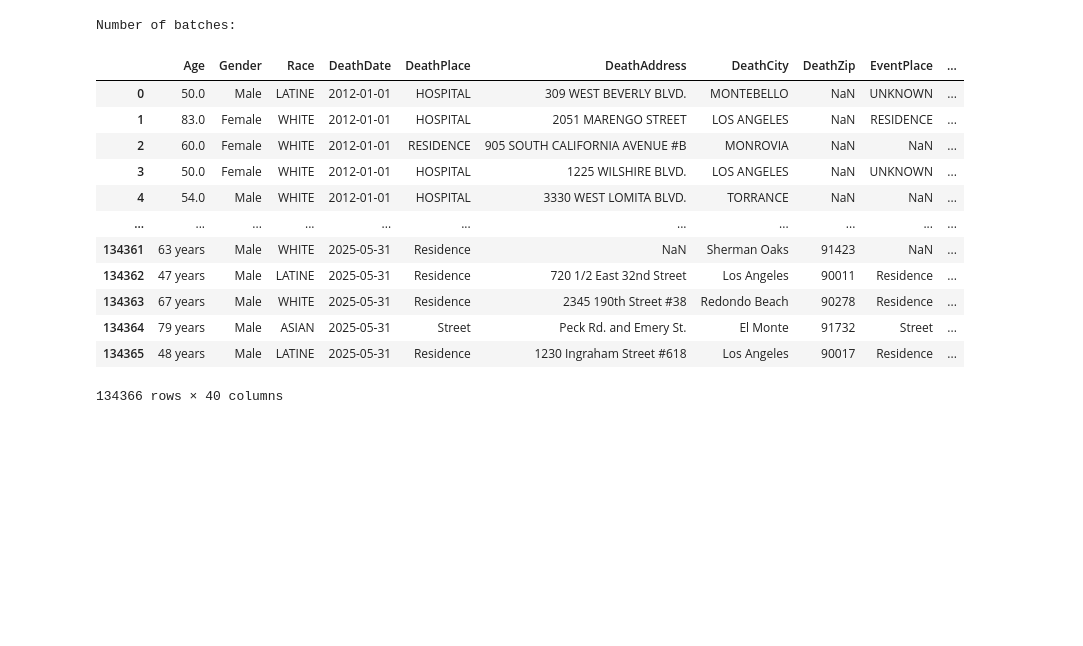
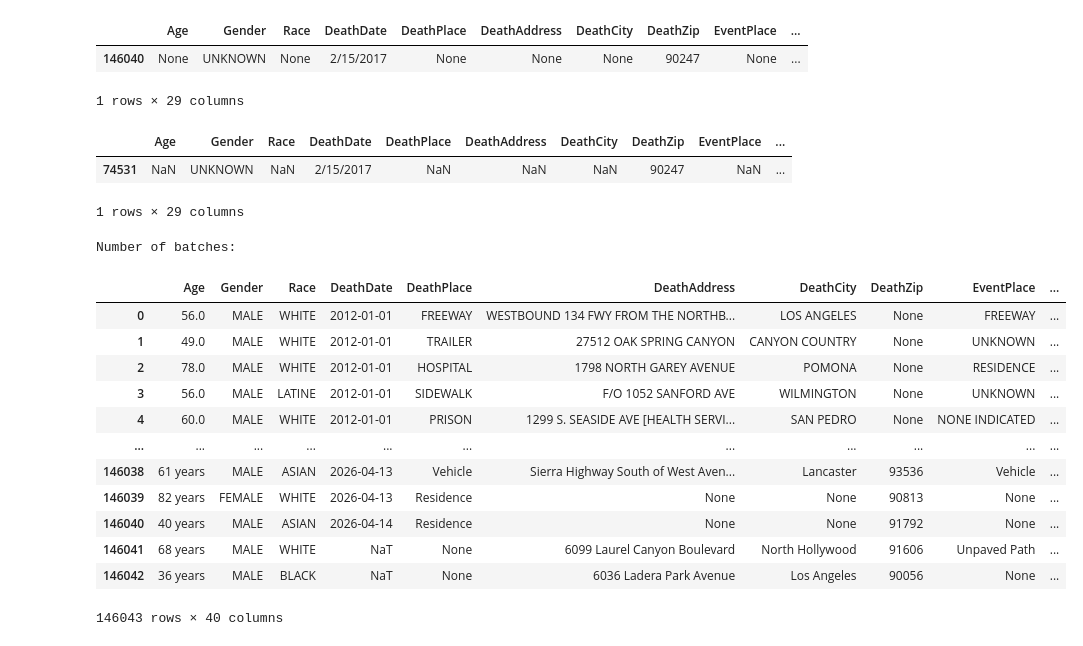
Before and after one commit to elemets/rosla-pipeline, a Jupyter notebook: pipeline/all_deaths_collation.ipynb, the cells around one changed output. Cells and saved outputs as stored; diff of their text form; code cells hidden in the pictures; blank space fills up the shorter version.

Commit message:
Updating with cleaner classification including all cols

```diff
--- a/pipeline/all_deaths_collation.ipynb
+++ b/pipeline/all_deaths_collation.ipynb
@@ -97,0 +188,2 @@ Name: LastName, dtype: object
+# %%
+combined_df = coalesce_duplicate_rows(combined_df, 'CaseNumber')
@@ -98,3 +210,15 @@ Name: LastName, dtype: object
+# %%
+combined_df[combined_df['CaseNumber'] == "2017-01320"]
+# %% [output]
+|  | Age | Gender | Race | DeathDate | DeathPlace | DeathAddress | DeathCity | DeathZip | EventPlace | ... |
+| 146040 | None | UNKNOWN | None | 2/15/2017 | None | None | None | 90247 | None | ... |
+1 rows × 29 columns
+# %%
+duplicates_simple_drop[duplicates_simple_drop['CaseNumber'] == "2017-01320"]
+# %% [output]
+|  | Age | Gender | Race | DeathDate | DeathPlace | DeathAddress | DeathCity | DeathZip | EventPlace | ... |
+| 74531 | NaN | UNKNOWN | NaN | 2/15/2017 | NaN | NaN | NaN | 90247 | NaN | ... |
+1 rows × 29 columns
 # %%
 s = combined_df["DeathDate"]
 
@@ -179,2 +364,4 @@ def clean_and_categorize_race(race):
 # %%
 combined_df['Race'] = combined_df['Race'].apply(clean_and_categorize_race)
+# %%
+combined_df = final_clean(combined_df)
@@ -181,19 +373,19 @@ combined_df['Race'] = combined_df['Race'].apply(clean_and_categorize_race)
 # %%
 MODEL_NAME = "bert_models/bioclinicalbert"
 
-classify_file(combined_df, "classified_all_deaths.csv", MODEL_NAME)
+classify_file(combined_df, "classified_all_deaths_05212026.csv", MODEL_NAME)
 # %% [output]
 Number of batches:
 |  | Age | Gender | Race | DeathDate | DeathPlace | DeathAddress | DeathCity | DeathZip | EventPlace | ... |
-| 0 | 50.0 | Male | LATINE | 2012-01-01 | HOSPITAL | 309 WEST BEVERLY BLVD. | MONTEBELLO | NaN | UNKNOWN | ... |
-| 1 | 83.0 | Female | WHITE | 2012-01-01 | HOSPITAL | 2051 MARENGO STREET | LOS ANGELES | NaN | RESIDENCE | ... |
-| 2 | 60.0 | Female | WHITE | 2012-01-01 | RESIDENCE | 905 SOUTH CALIFORNIA AVENUE #B | MONROVIA | NaN | NaN | ... |
-| 3 | 50.0 | Female | WHITE | 2012-01-01 | HOSPITAL | 1225 WILSHIRE BLVD. | LOS ANGELES | NaN | UNKNOWN | ... |
-| 4 | 54.0 | Male | WHITE | 2012-01-01 | HOSPITAL | 3330 WEST LOMITA BLVD. | TORRANCE | NaN | NaN | ... |
+| 0 | 56.0 | MALE | WHITE | 2012-01-01 | FREEWAY | WESTBOUND 134 FWY FROM THE NORTHB... | LOS ANGELES | None | FREEWAY | ... |
+| 1 | 49.0 | MALE | WHITE | 2012-01-01 | TRAILER | 27512 OAK SPRING CANYON | CANYON COUNTRY | None | UNKNOWN | ... |
+| 2 | 78.0 | MALE | WHITE | 2012-01-01 | HOSPITAL | 1798 NORTH GAREY AVENUE | POMONA | None | RESIDENCE | ... |
+| 3 | 56.0 | MALE | LATINE | 2012-01-01 | SIDEWALK | F/O 1052 SANFORD AVE | WILMINGTON | None | UNKNOWN | ... |
+| 4 | 60.0 | MALE | WHITE | 2012-01-01 | PRISON | 1299 S. SEASIDE AVE [HEALTH SERVI... | SAN PEDRO | None | NONE INDICATED | ... |
 | ... | ... | ... | ... | ... | ... | ... | ... | ... | ... | ... |
-| 134361 | 63 years | Male | WHITE | 2025-05-31 | Residence | NaN | Sherman Oaks | 91423 | NaN | ... |
-| 134362 | 47 years | Male | LATINE | 2025-05-31 | Residence | 720 1/2 East 32nd Street | Los Angeles | 90011 | Residence | ... |
-| 134363 | 67 years | Male | WHITE | 2025-05-31 | Residence | 2345 190th Street #38 | Redondo Beach | 90278 | Residence | ... |
-| 134364 | 79 years | Male | ASIAN | 2025-05-31 | Street | Peck Rd. and Emery St. | El Monte | 91732 | Street | ... |
-| 134365 | 48 years | Male | LATINE | 2025-05-31 | Residence | 1230 Ingraham Street #618 | Los Angeles | 90017 | Residence | ... |
+| 146038 | 61 years | MALE | ASIAN | 2026-04-13 | Vehicle | Sierra Highway South of West Aven... | Lancaster | 93536 | Vehicle | ... |
+| 146039 | 82 years | FEMALE | WHITE | 2026-04-13 | Residence | None | None | 90813 | None | ... |
+| 146040 | 40 years | MALE | ASIAN | 2026-04-14 | Residence | None | None | 91792 | None | ... |
+| 146041 | 68 years | MALE | WHITE | NaT | None | 6099 Laurel Canyon Boulevard | North Hollywood | 91606 | Unpaved Path | ... |
+| 146042 | 36 years | MALE | BLACK | NaT | None | 6036 Ladera Park Avenue | Los Angeles | 90056 | None | ... |
-134366 rows × 40 columns
+146043 rows × 40 columns
```
Also changed, not shown: parts of 6 cells of this notebook, 6 other files.
